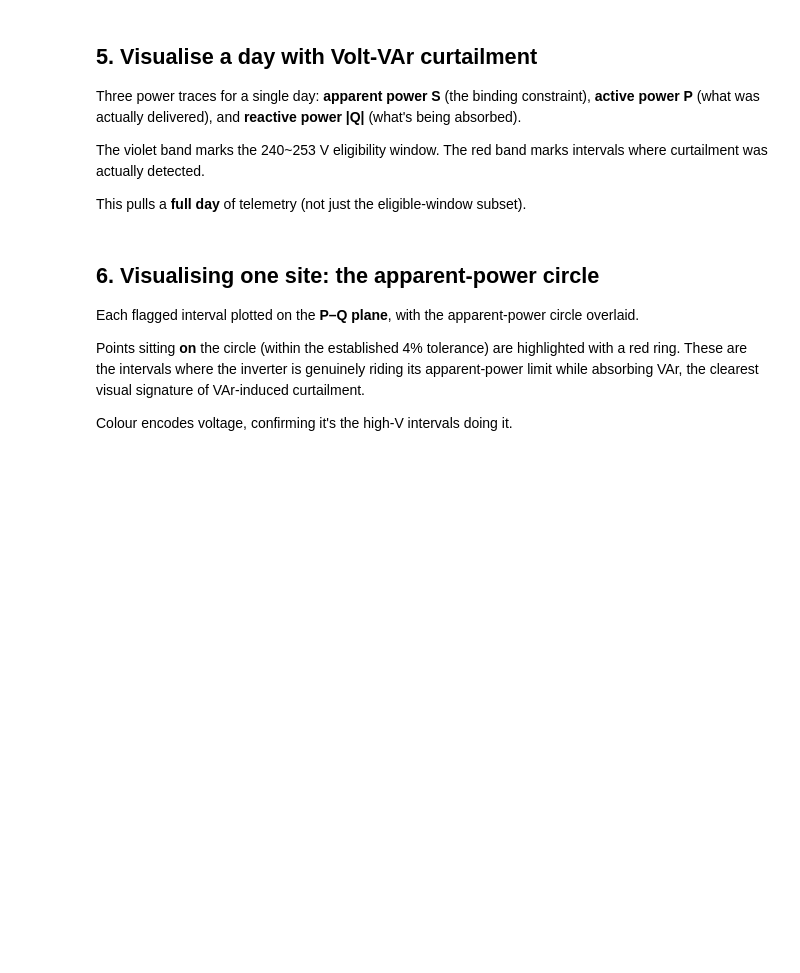
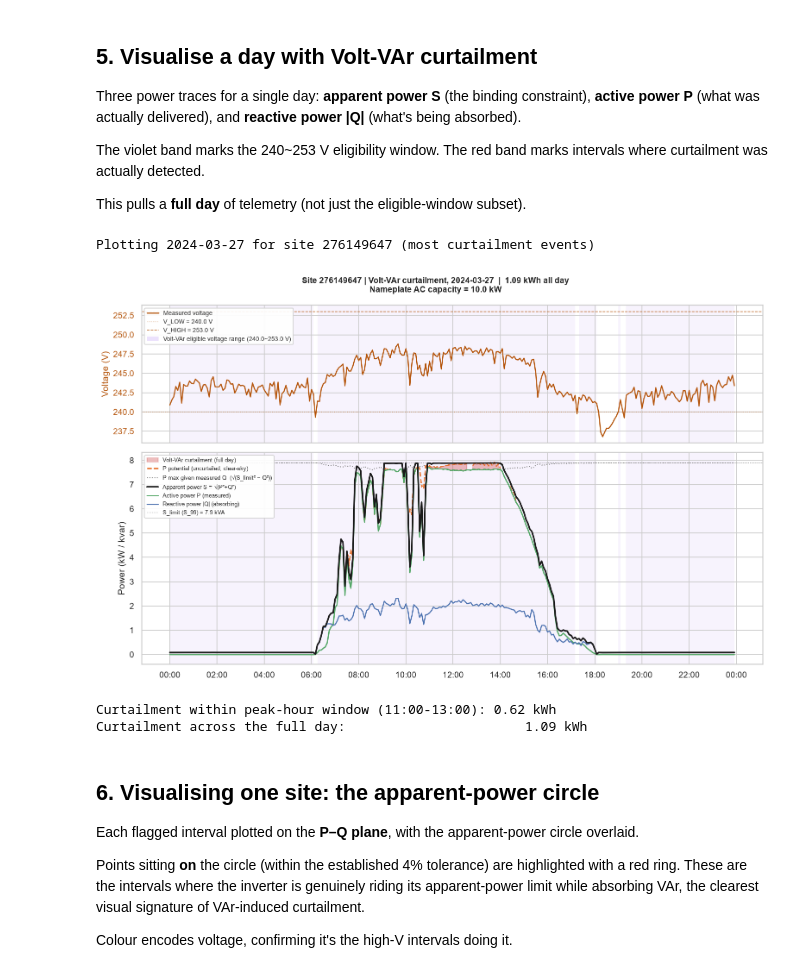
Before and after one commit to UNSW-CEEM/CICCADA, a Jupyter notebook: bms_sa_review/data_query/03_voltvar_curtailment_detection.ipynb, the cells around one changed output. Saved outputs shown, nothing was run; the diff lists cells and outputs as text; code cells hidden in the pictures; blank space fills up the shorter version.

Commit message:
moved voltvar plots

```diff
--- a/bms_sa_review/data_query/03_voltvar_curtailment_detection.ipynb
+++ b/bms_sa_review/data_query/03_voltvar_curtailment_detection.ipynb
@@ -569,7 +590,7 @@ The red band marks intervals where curtailment was actually detected.
 
 This pulls a **full day** of telemetry (not just the eligible-window subset).
 # %%
-def plot_varcurt_day(site_id, date_str, ac_capacity_kw, s_limit, year=None,
+'''def plot_varcurt_day(site_id, date_str, ac_capacity_kw, s_limit, year=None,
                      restrict_to_peak_hours=False):
     """
     Full-day plot: voltage panel + power panel showing S, P, |Q|, P_potential,
@@ -746,7 +767,40 @@ if 'varcurt' in dir() and len(varcurt):
                      s_limit_val, year=METHOD_B_YEAR,
                      restrict_to_peak_hours=False)   # set False to see the full-day picture
 else:
-    print("Run Section 4 (Method B) first to identify a site and date with curtailment.")
+    print("Run Section 4 (Method B) first to identify a site and date with curtailment.")'''
+# %%
+# Pick the day with the most flagged intervals for TARGET_SITE
+if 'varcurt' in dir() and len(varcurt):
+    varcurt["t_local"] = (pd.to_datetime(varcurt["t_stamp"])
+                          .dt.tz_localize("UTC").dt.tz_convert(FIXED_OFFSET))
+    best_date = (varcurt[varcurt["varcurt_kW"] > 0]
+                 .groupby(varcurt["t_local"].dt.date)["varcurt_kW"]
+                 .count().idxmax())
+    print(f"Plotting {best_date} for site {TARGET_SITE} (most curtailment events)")
+
+    # Fetch data, then plot (separated concerns)
+    day_df = fetch_day_data(
+        site_id=TARGET_SITE,
+        date_str=str(best_date),
+        aq_func=aq,
+        database=SAI,
+    )
+    plot_varcurt_day(
+        day_df=day_df,
+        site_id=TARGET_SITE,
+        date_str=str(best_date),
+        ac_capacity_kw=varcurt["ac_capacity_kw"].iloc[0],
+        s_limit=varcurt["s_limit"].iloc[0],
+        params=PARAMS,
+        restrict_to_peak_hours=False,
+    )
+else:
+    print("Run Section 4 (Method B) first to identify a site and date with curtailment.")
+# %% [output]
+Plotting 2024-03-27 for site 276149647 (most curtailment events)
+[figure, added]
+Curtailment within peak-hour window (11:00-13:00): 0.62 kWh
+Curtailment across the full day:                       1.09 kWh
 # %% [markdown]
 ## 6. Visualising one site: the apparent-power circle
 
```
Also changed, not shown: parts of 10 cells of this notebook, 1 other file.
